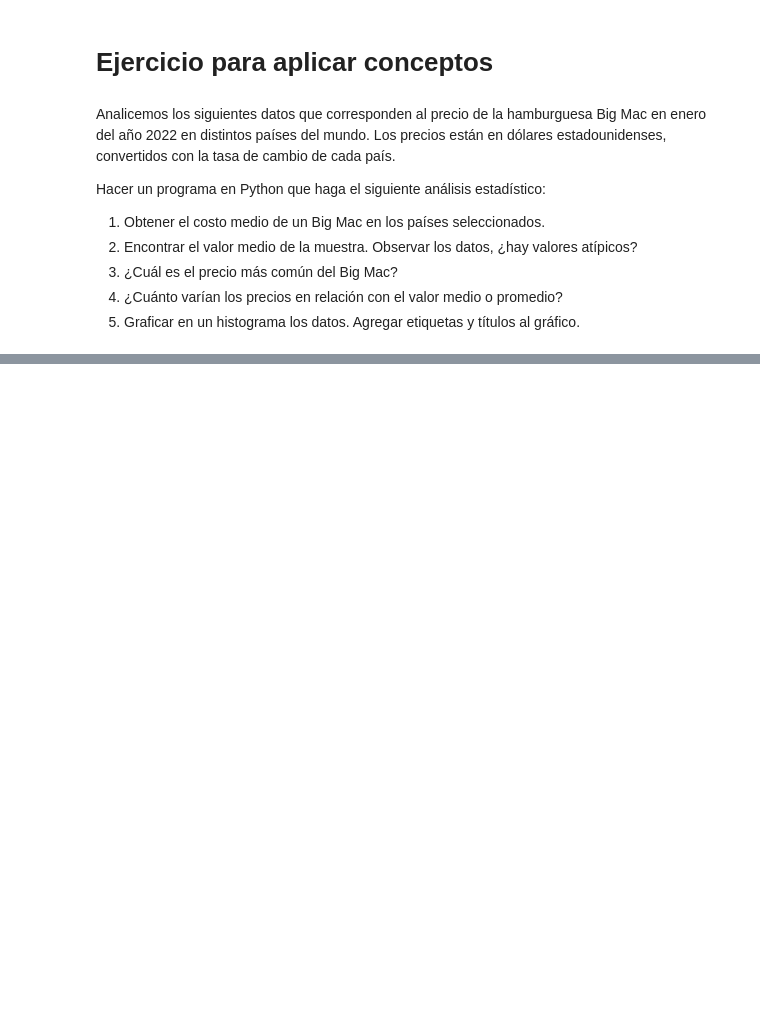
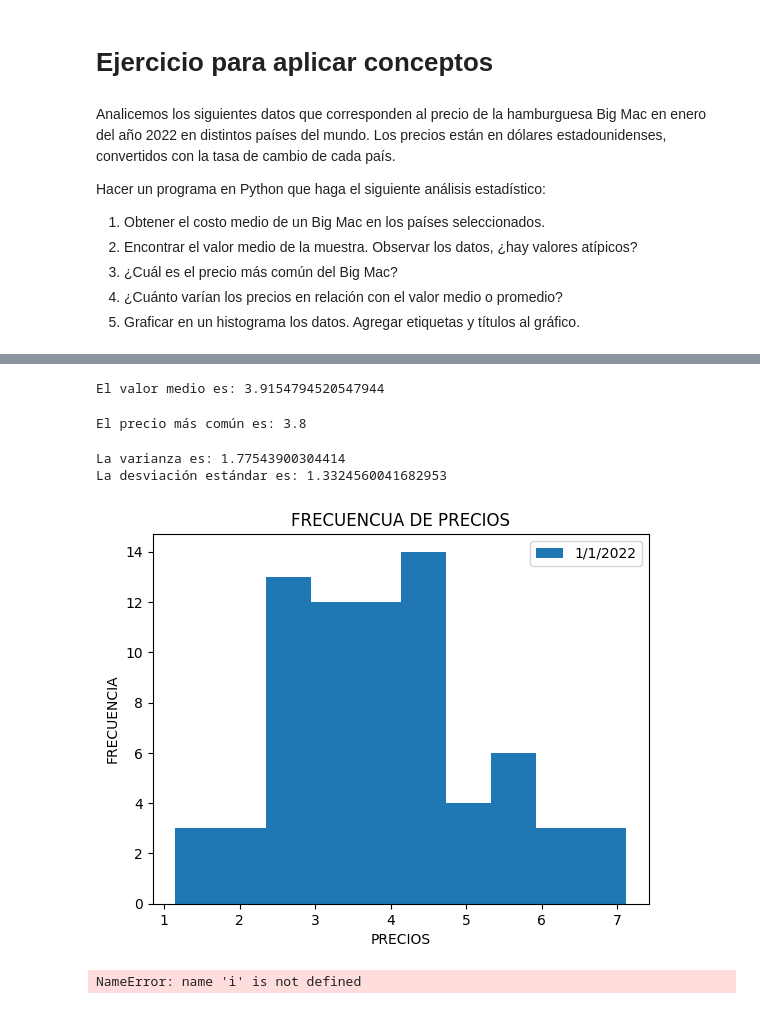
Before and after one commit to LorenGrz/Programacion, a Jupyter notebook: Python/Unidad 4.ipynb, the cells around one changed output, grey strips where cells are left out. Cells and saved outputs as stored; diff of their text form; code cells hidden in the pictures; blank space fills up the shorter version.

```diff
--- a/Python/Unidad 4.ipynb
+++ b/Python/Unidad 4.ipynb
@@ -439,0 +450,72 @@ El valor medio es: 3.9154794520547944
+# %%
+valorMedio = np.array(df["PRECIO EN USD"]).mean()
+print("El valor medio es:",valorMedio)
+# %% [output]
+El valor medio es: 3.9154794520547944
+# %%
+def obtener_precio_mas_comun(df):
+  # Convertir la columna de precios a una lista
+  precios = df["PRECIO EN USD"].tolist()
+
+  # Contar el número de apariciones de cada precio
+  conteo_precios = {}
+  for precio in precios:
+    if precio not in conteo_precios:
+      conteo_precios[precio] = 0
+    conteo_precios[precio] += 1
+
+  # Obtener el precio con el mayor número de apariciones
+  precio_mas_comun = None
+  mayor_conteo = 0
+  for precio, conteo in conteo_precios.items():
+    if conteo > mayor_conteo:
+      mayor_conteo = conteo
+      precio_mas_comun = precio
+
+  return precio_mas_comun
+
+precio_mas_comun = obtener_precio_mas_comun(df)
+print(f"El precio más común es: {precio_mas_comun}")
+# %% [output]
+El precio más común es: 3.8
+# %%
+# Calcular la varianza
+varianza = df["PRECIO EN USD"].var()
+
+# Imprimir la varianza
+print(f"La varianza es: {varianza}")
+
+#//////////////////////////////////////////////////////////////////////////////
+
+# Calcular la desviación estándar
+desviacion_estandar = df["PRECIO EN USD"].std()
+
+# Imprimir la desviación estándar
+
+print(f"La desviación estándar es: {desviacion_estandar}")
+# %% [output]
+La varianza es: 1.77543900304414
+La desviación estándar es: 1.3324560041682953
+# %%
+import pandas as pd
+import matplotlib.pyplot as plt
+
+# Agrupar los precios por país
+precios_por_pais = df.groupby("FECHA")["PRECIO EN USD"]
+
+# Crear un histograma para cada país
+for pais, precios in precios_por_pais:
+    plt.hist(precios, label=pais)
+
+# Agregar etiquetas y títulos al gráfico
+plt.xlabel("PRECIOS")
+plt.ylabel("FRECUENCIA")
+plt.title("FRECUENCUA DE PRECIOS")
+plt.legend()
+
+# Mostrar el gráfico
+plt.show()
+i
+# %% [output]
+[figure, added]
+NameError: name 'i' is not defined
```
Also changed, not shown: parts of 1 cell of this notebook.
